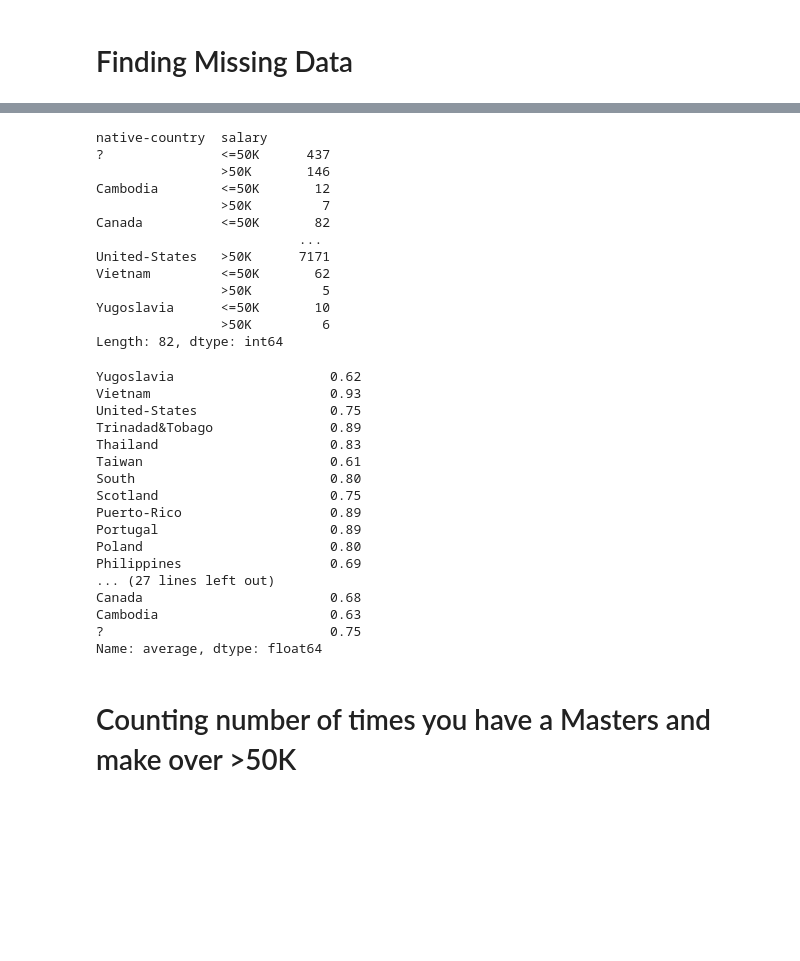
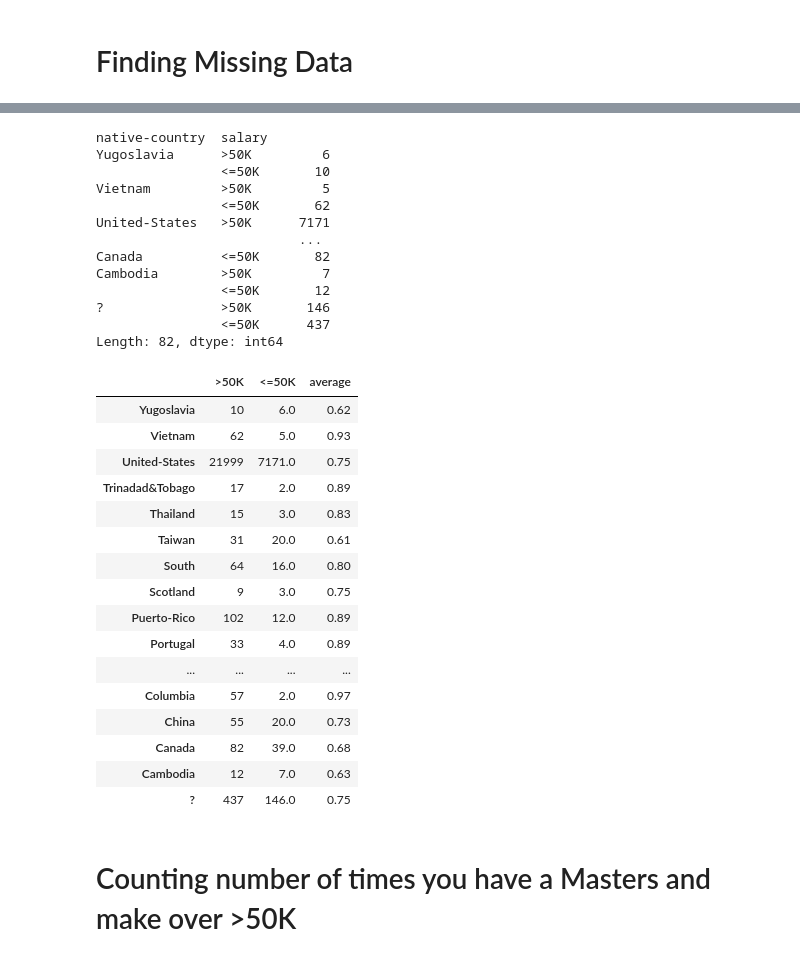
Before and after one commit to mrwoodzi/Data_Science_Certs_Progress, a Jupyter notebook: python_for_everybody/Data_Analysis_with_Python_Cert/Jupyter_Lab_Notes/demographic_data_analyzer.ipynb, the cells around one changed output, grey strips where cells are left out. Cells and saved outputs as stored; diff of their text form; code cells hidden in the pictures; blank space fills up the shorter version.

```diff
--- a/python_for_everybody/Data_Analysis_with_Python_Cert/Jupyter_Lab_Notes/demographic_data_analyzer.ipynb
+++ b/python_for_everybody/Data_Analysis_with_Python_Cert/Jupyter_Lab_Notes/demographic_data_analyzer.ipynb
@@ -370,19 +385,19 @@ pandas.core.series.Series
 # %%
 # Will try .get_groups
-salary_countries_sorted
+salary_countries_sorted.sort_index(ascending=False)
 # %% [output]
 native-country  salary
-?               <=50K      437
-                >50K       146
-Cambodia        <=50K       12
-                >50K         7
+Yugoslavia      >50K         6
+                <=50K       10
+Vietnam         >50K         5
+                <=50K       62
+United-States   >50K      7171
+                          ...
 Canada          <=50K       82
-                          ...
-United-States   >50K      7171
-Vietnam         <=50K       62
-                >50K         5
-Yugoslavia      <=50K       10
-                >50K         6
+Cambodia        >50K         7
+                <=50K       12
+?               >50K       146
+                <=50K      437
 Length: 82, dtype: int64
 # %%
 sal_un_50 = ~df.loc[:, 'salary'].str.contains('<=50K')
@@ -402,30 +417,30 @@ sun50 = salun50countries.to_frame('<=50K')
 # %%
 together = pd.concat([so50, sun50], axis=1)
 together['<=50K'] = together['<=50K'].fillna(0)
 #ogether['average'] = together[['>50K', '<=50K']].mean(axis=1)
 average = []
 for a,b in zip(together['>50K'], together['<=50K']):
     average.append(round(a/(a+b), 2))
 together['average'] = average
-together['average']
+together
 # %% [output]
-Yugoslavia                    0.62
-Vietnam                       0.93
-United-States                 0.75
-Trinadad&Tobago               0.89
-Thailand                      0.83
-Taiwan                        0.61
-South                         0.80
-Scotland                      0.75
-Puerto-Rico                   0.89
-Portugal                      0.89
-Poland                        0.80
-Philippines                   0.69
-... (27 lines left out)
-Canada                        0.68
-Cambodia                      0.63
-?                             0.75
-Name: average, dtype: float64
+|  | >50K | <=50K | average |
+| Yugoslavia | 10 | 6.0 | 0.62 |
+| Vietnam | 62 | 5.0 | 0.93 |
+| United-States | 21999 | 7171.0 | 0.75 |
+| Trinadad&Tobago | 17 | 2.0 | 0.89 |
+| Thailand | 15 | 3.0 | 0.83 |
+| Taiwan | 31 | 20.0 | 0.61 |
+| South | 64 | 16.0 | 0.80 |
+| Scotland | 9 | 3.0 | 0.75 |
+| Puerto-Rico | 102 | 12.0 | 0.89 |
+| Portugal | 33 | 4.0 | 0.89 |
+| ... | ... | ... | ... |
+| Columbia | 57 | 2.0 | 0.97 |
+| China | 55 | 20.0 | 0.73 |
+| Canada | 82 | 39.0 | 0.68 |
+| Cambodia | 12 | 7.0 | 0.63 |
+| ? | 437 | 146.0 | 0.75 |
 # %% [markdown]
 # Counting number of times you have a Masters and make over >50K
 # %% [markdown]
```
Also changed, not shown: parts of 1 cell of this notebook, 2 other files.
